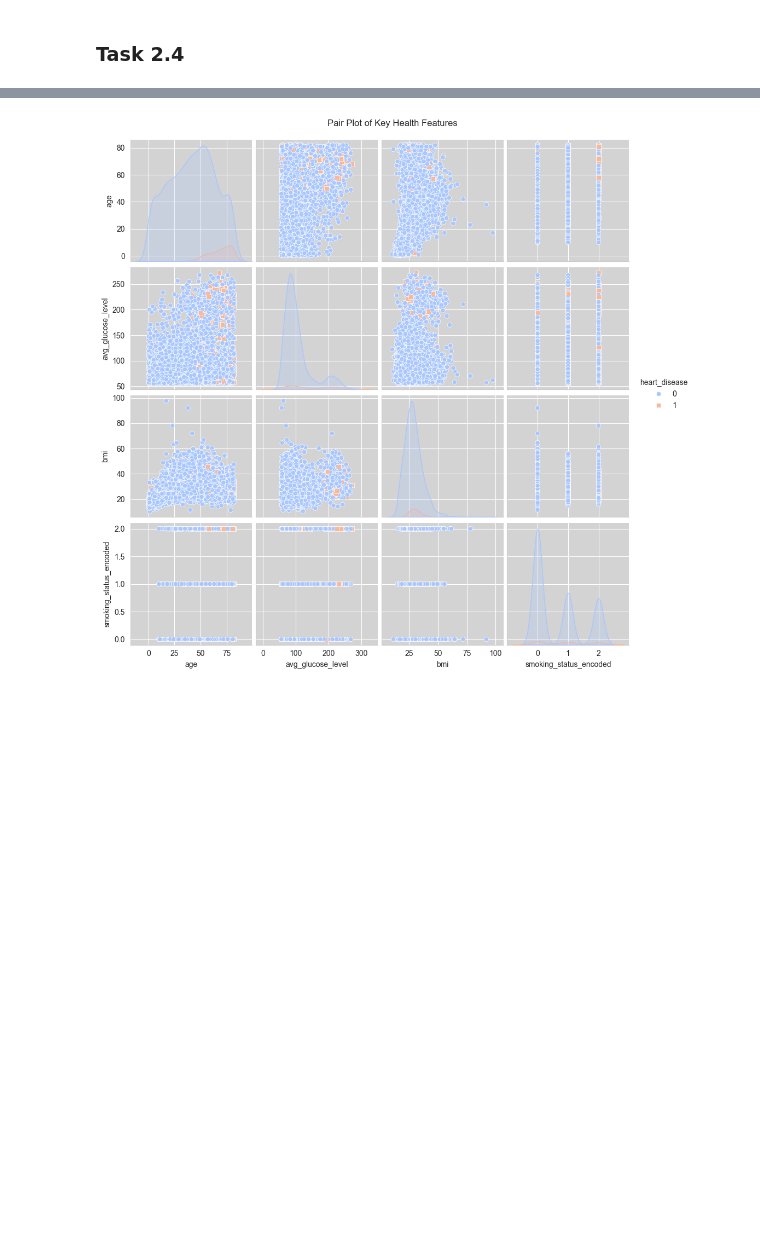
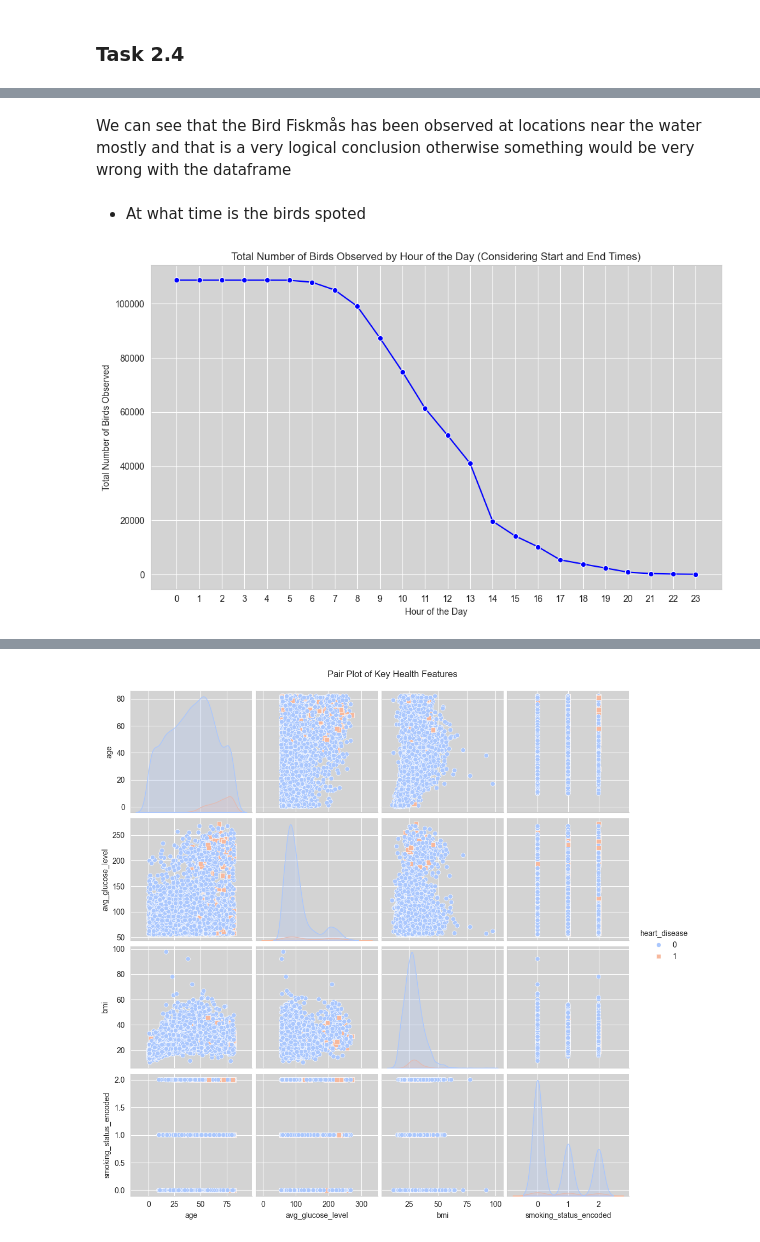
Before and after one commit to Tony-Fayez/Labbar-MT4007, a Jupyter notebook: Homeworks/Homework 3/HW3.ipynb, the cells around one changed output, grey strips where cells are left out. Saved outputs shown, nothing was run; the diff lists cells and outputs as text; code cells hidden in the pictures; blank space fills up the shorter version.

```diff
--- a/Homeworks/Homework 3/HW3.ipynb
+++ b/Homeworks/Homework 3/HW3.ipynb
@@ -208,0 +299,48 @@ Name: count, dtype: int64
+# %% [markdown]
+We can see that the Bird Fiskmås has been observed at locations near the water mostly and that is a very logical conclusion otherwise something would be very wrong with the dataframe
+# %% [markdown]
+- At what time is the birds spoted
+# %%
+df2['Starttid'] = pd.to_datetime(df2['Starttid'], errors='coerce')
+df2['Sluttid'] = pd.to_datetime(df2['Sluttid'], errors='coerce')
+
+# Ensure 'Antal' is numeric, converting invalid values to NaN and filling them with 0
+df2['Antal'] = pd.to_numeric(df2['Antal'], errors='coerce').fillna(0)
+
+# Initialize an empty list to store the hourly bird count data
+hourly_counts = []
+
+# Iterate through each row in the DataFrame
+for idx, row in df2.iterrows():
+    # Skip rows with invalid 'Starttid' or 'Sluttid'
+    if pd.isna(row['Starttid']) or pd.isna(row['Sluttid']):
+        continue  # Skip this row if start or end time is invalid
+
+    # Extract the start and end hour
+    start_hour = row['Starttid'].hour
+    end_hour = row['Sluttid'].hour
+
+    # If the observation spans across hours, loop through the hours and add data
+    for hour in range(start_hour, end_hour + 1):
+        hourly_counts.append({'Hour': hour, 'Antal': row['Antal']})
+
+# Convert the list of dictionaries into a DataFrame
+hourly_data = pd.DataFrame(hourly_counts)
+
+# Group by the 'Hour' and sum the 'Antal' to get the total number of birds observed each hour
+hourly_data_sum = hourly_data.groupby('Hour')['Antal'].sum().reset_index()
+
+# Create the plot for total number of birds observed by hour of the day
+plt.figure(figsize=(10, 6))
+sns.lineplot(data=hourly_data_sum, x='Hour', y='Antal', marker='o', color='b')
+
+# Customize the plot
+plt.title('Total Number of Birds Observed by Hour of the Day (Considering Start and End Times)')
+plt.xlabel('Hour of the Day')
+plt.ylabel('Total Number of Birds Observed')
+plt.xticks(range(0, 24))  # Show all hours from 0 to 23
+plt.grid(True)
+plt.tight_layout()
+plt.show()
+# %% [output]
+[figure, added]
```
Also changed, not shown: parts of 54 cells of this notebook.
